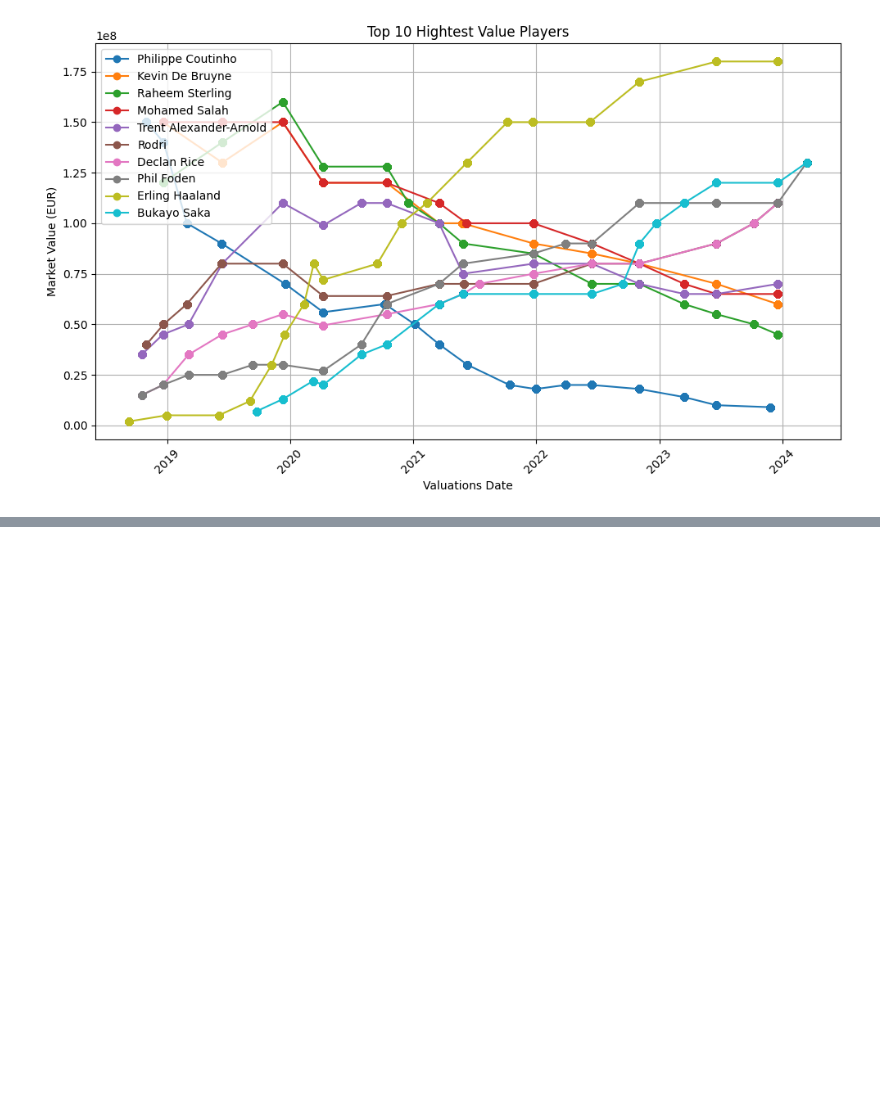
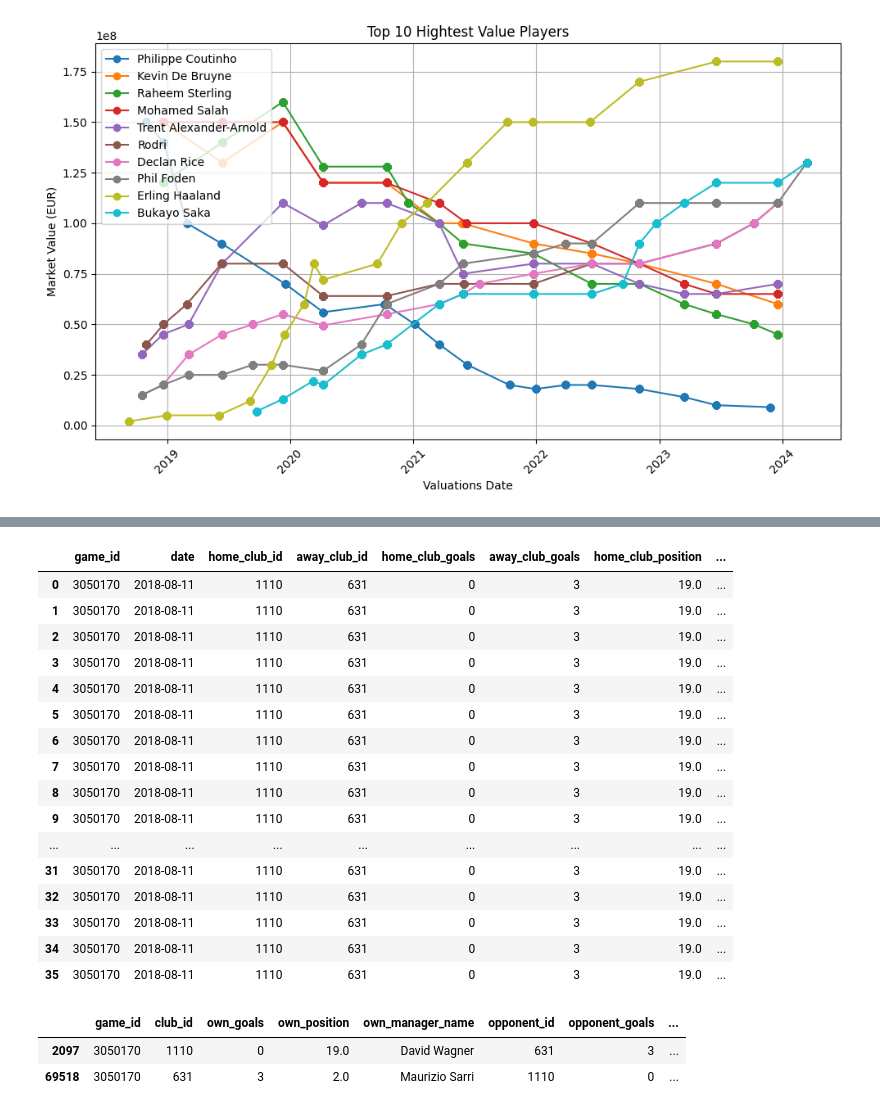
Before and after one commit to MijeongKim0533/PJ_Best_Combination, a Jupyter notebook: SY/240403.ipynb, the cells around one changed output, grey strips where cells are left out. Drawn from its saved outputs; the diff is of its cells as text; code cells hidden in the pictures; blank space fills up the shorter version.

```diff
--- a/SY/240403.ipynb
+++ b/SY/240403.ipynb
@@ -257,0 +314,6 @@ plt.show()
+# %%
+#게임 날짜 2018 ~ 2024까지
+start_date = '2018-08-01'
+end_date = '2024-12-31'
+mask = (games['date'] >= start_date) & (games['date'] <= end_date)
+games = games.loc[mask]
@@ -257,0 +340,2 @@ plt.show()
+# %%
+games['attendance'] = games['attendance'].fillna(0)
@@ -257,0 +413,4 @@ plt.show()
+# %%
+lineup = lineup.drop(['game_lineups_id','player_name','number','date'], axis=1)
+# %%
+df_games = pd.merge(games, lineup, on='game_id')
@@ -257,0 +511,26 @@ plt.show()
+# %%
+df_games[df_games['game_id'] == 3050170]
+# %% [output]
+|  | game_id | date | home_club_id | away_club_id | home_club_goals | away_club_goals | home_club_position | ... |
+| 0 | 3050170 | 2018-08-11 | 1110 | 631 | 0 | 3 | 19.0 | ... |
+| 1 | 3050170 | 2018-08-11 | 1110 | 631 | 0 | 3 | 19.0 | ... |
+| 2 | 3050170 | 2018-08-11 | 1110 | 631 | 0 | 3 | 19.0 | ... |
+| 3 | 3050170 | 2018-08-11 | 1110 | 631 | 0 | 3 | 19.0 | ... |
+| 4 | 3050170 | 2018-08-11 | 1110 | 631 | 0 | 3 | 19.0 | ... |
+| 5 | 3050170 | 2018-08-11 | 1110 | 631 | 0 | 3 | 19.0 | ... |
+| 6 | 3050170 | 2018-08-11 | 1110 | 631 | 0 | 3 | 19.0 | ... |
+| 7 | 3050170 | 2018-08-11 | 1110 | 631 | 0 | 3 | 19.0 | ... |
+| 8 | 3050170 | 2018-08-11 | 1110 | 631 | 0 | 3 | 19.0 | ... |
+| 9 | 3050170 | 2018-08-11 | 1110 | 631 | 0 | 3 | 19.0 | ... |
+| ... | ... | ... | ... | ... | ... | ... | ... | ... |
+| 31 | 3050170 | 2018-08-11 | 1110 | 631 | 0 | 3 | 19.0 | ... |
+| 32 | 3050170 | 2018-08-11 | 1110 | 631 | 0 | 3 | 19.0 | ... |
+| 33 | 3050170 | 2018-08-11 | 1110 | 631 | 0 | 3 | 19.0 | ... |
+| 34 | 3050170 | 2018-08-11 | 1110 | 631 | 0 | 3 | 19.0 | ... |
+| 35 | 3050170 | 2018-08-11 | 1110 | 631 | 0 | 3 | 19.0 | ... |
+# %%
+club_games[club_games['game_id'] == 3050170]
+# %% [output]
+|  | game_id | club_id | own_goals | own_position | own_manager_name | opponent_id | opponent_goals | ... |
+| 2097 | 3050170 | 1110 | 0 | 19.0 | David Wagner | 631 | 3 | ... |
+| 69518 | 3050170 | 631 | 3 | 2.0 | Maurizio Sarri | 1110 | 0 | ... |
```
Also changed, not shown: parts of 26 cells of this notebook.
